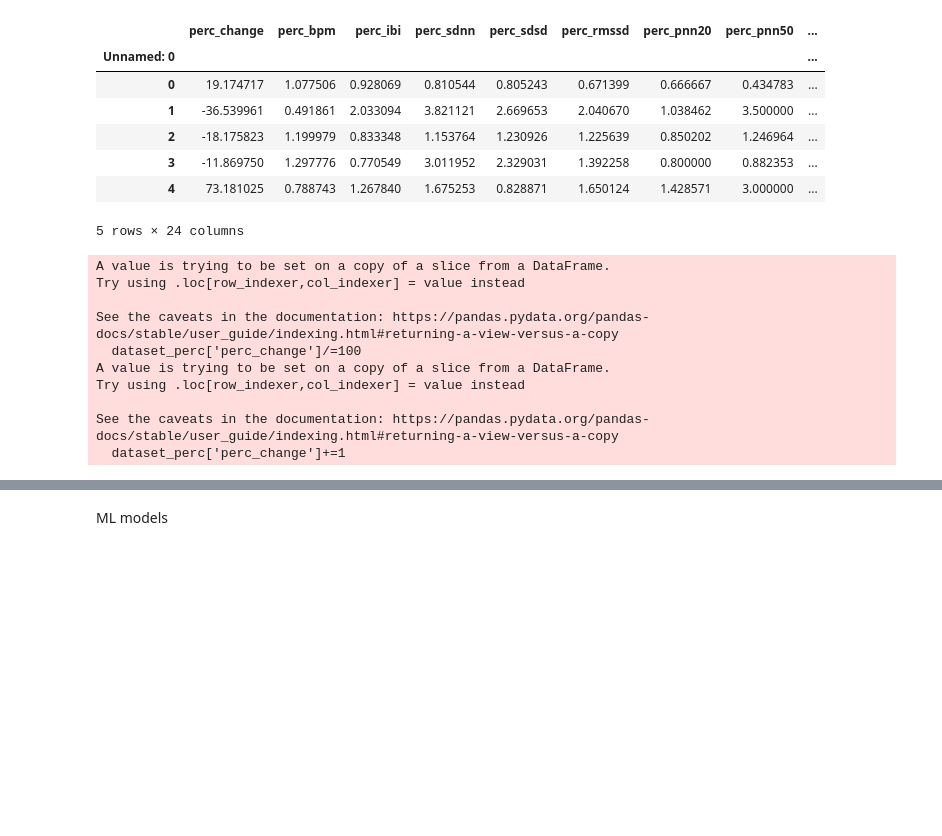
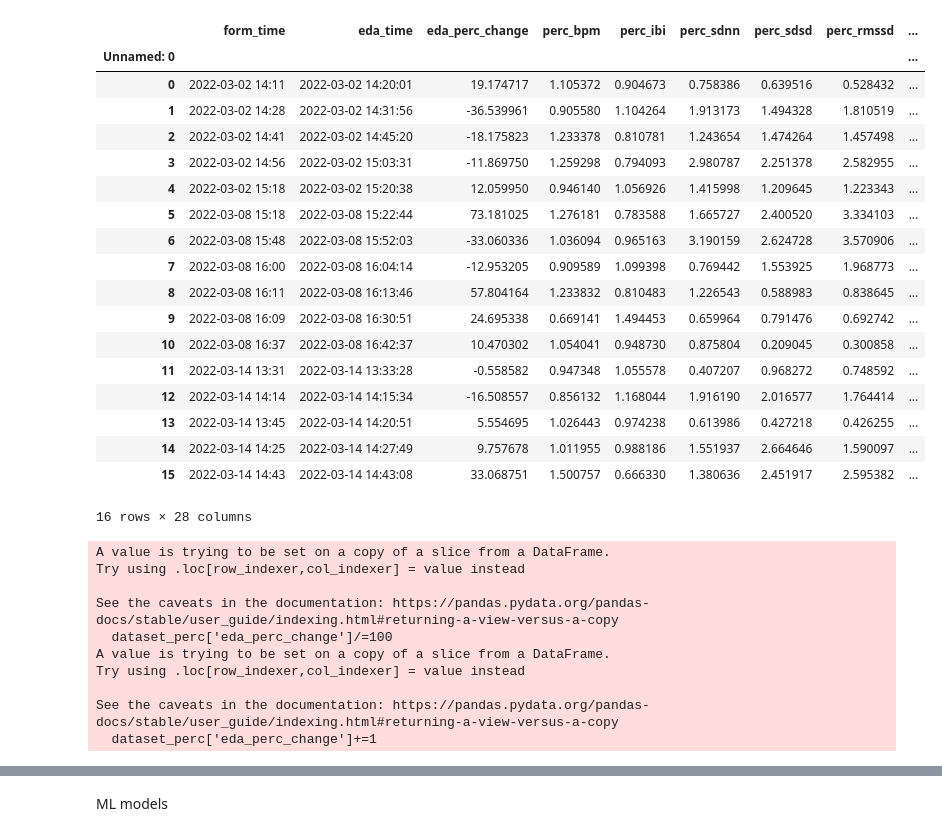
Before and after one commit to robfletch7/HRI, a Jupyter notebook: plot_data.ipynb, the cells around one changed output, grey strips where cells are left out. Cells and saved outputs as stored; diff of their text form; code cells hidden in the pictures; blank space fills up the shorter version.

```diff
--- a/plot_data.ipynb
+++ b/plot_data.ipynb
@@ -11,11 +11,8 @@ from sklearn.feature_selection import RFECV
 from sklearn.model_selection import cross_val_score
 from sklearn.model_selection import StratifiedKFold
 # %%
-dataset = pd.read_csv('final_dataset.csv')
+dataset = pd.read_csv('final_dataset_3.csv')
 dataset = dataset.set_index('Unnamed: 0')
-# %%
-drop_columns = ['eda_time', 'time', 'gender']
-dataset.drop(drop_columns, axis=1, inplace=True)
 # %%
 dataset_perc = dataset[dataset.columns.drop(list(dataset.filter(regex='abs')))]
 
@@ -24,25 +21,36 @@ y_labels = dataset_perc.columns[15:]
 # %%
-dataset_perc.head()
+dataset_perc
 # %% [output]
-|  | perc_change | perc_bpm | perc_ibi | perc_sdnn | perc_sdsd | perc_rmssd | perc_pnn20 | perc_pnn50 | ... |
+|  | form_time | eda_time | eda_perc_change | perc_bpm | perc_ibi | perc_sdnn | perc_sdsd | perc_rmssd | ... |
 | Unnamed: 0 |  |  |  |  |  |  |  |  | ... |
-| 0 | 19.174717 | 1.077506 | 0.928069 | 0.810544 | 0.805243 | 0.671399 | 0.666667 | 0.434783 | ... |
-| 1 | -36.539961 | 0.491861 | 2.033094 | 3.821121 | 2.669653 | 2.040670 | 1.038462 | 3.500000 | ... |
-| 2 | -18.175823 | 1.199979 | 0.833348 | 1.153764 | 1.230926 | 1.225639 | 0.850202 | 1.246964 | ... |
-| 3 | -11.869750 | 1.297776 | 0.770549 | 3.011952 | 2.329031 | 1.392258 | 0.800000 | 0.882353 | ... |
-| 4 | 73.181025 | 0.788743 | 1.267840 | 1.675253 | 0.828871 | 1.650124 | 1.428571 | 3.000000 | ... |
+| 0 | 2022-03-02 14:11 | 2022-03-02 14:20:01 | 19.174717 | 1.105372 | 0.904673 | 0.758386 | 0.639516 | 0.528432 | ... |
+| 1 | 2022-03-02 14:28 | 2022-03-02 14:31:56 | -36.539961 | 0.905580 | 1.104264 | 1.913173 | 1.494328 | 1.810519 | ... |
+| 2 | 2022-03-02 14:41 | 2022-03-02 14:45:20 | -18.175823 | 1.233378 | 0.810781 | 1.243654 | 1.474264 | 1.457498 | ... |
+| 3 | 2022-03-02 14:56 | 2022-03-02 15:03:31 | -11.869750 | 1.259298 | 0.794093 | 2.980787 | 2.251378 | 2.582955 | ... |
+| 4 | 2022-03-02 15:18 | 2022-03-02 15:20:38 | 12.059950 | 0.946140 | 1.056926 | 1.415998 | 1.209645 | 1.223343 | ... |
+| 5 | 2022-03-08 15:18 | 2022-03-08 15:22:44 | 73.181025 | 1.276181 | 0.783588 | 1.665727 | 2.400520 | 3.334103 | ... |
+| 6 | 2022-03-08 15:48 | 2022-03-08 15:52:03 | -33.060336 | 1.036094 | 0.965163 | 3.190159 | 2.624728 | 3.570906 | ... |
+| 7 | 2022-03-08 16:00 | 2022-03-08 16:04:14 | -12.953205 | 0.909589 | 1.099398 | 0.769442 | 1.553925 | 1.968773 | ... |
+| 8 | 2022-03-08 16:11 | 2022-03-08 16:13:46 | 57.804164 | 1.233832 | 0.810483 | 1.226543 | 0.588983 | 0.838645 | ... |
+| 9 | 2022-03-08 16:09 | 2022-03-08 16:30:51 | 24.695338 | 0.669141 | 1.494453 | 0.659964 | 0.791476 | 0.692742 | ... |
+| 10 | 2022-03-08 16:37 | 2022-03-08 16:42:37 | 10.470302 | 1.054041 | 0.948730 | 0.875804 | 0.209045 | 0.300858 | ... |
+| 11 | 2022-03-14 13:31 | 2022-03-14 13:33:28 | -0.558582 | 0.947348 | 1.055578 | 0.407207 | 0.968272 | 0.748592 | ... |
+| 12 | 2022-03-14 14:14 | 2022-03-14 14:15:34 | -16.508557 | 0.856132 | 1.168044 | 1.916190 | 2.016577 | 1.764414 | ... |
+| 13 | 2022-03-14 13:45 | 2022-03-14 14:20:51 | 5.554695 | 1.026443 | 0.974238 | 0.613986 | 0.427218 | 0.426255 | ... |
+| 14 | 2022-03-14 14:25 | 2022-03-14 14:27:49 | 9.757678 | 1.011955 | 0.988186 | 1.551937 | 2.664646 | 1.590097 | ... |
+| 15 | 2022-03-14 14:43 | 2022-03-14 14:43:08 | 33.068751 | 1.500757 | 0.666330 | 1.380636 | 2.451917 | 2.595382 | ... |
-5 rows × 24 columns
+16 rows × 28 columns
 # %%
-dataset_perc['perc_change']/=100
-dataset_perc['perc_change']+=1
+dataset_perc['eda_perc_change']/=100
+dataset_perc['eda_perc_change']+=1
 # %% [output]
 A value is trying to be set on a copy of a slice from a DataFrame.
 Try using .loc[row_indexer,col_indexer] = value instead
 
 See the caveats in the documentation: https://pandas.pydata.org/pandas-docs/stable/user_guide/indexing.html#returning-a-view-versus-a-copy
-  dataset_perc['perc_change']/=100
+  dataset_perc['eda_perc_change']/=100
 A value is trying to be set on a copy of a slice from a DataFrame.
 Try using .loc[row_indexer,col_indexer] = value instead
 
 See the caveats in the documentation: https://pandas.pydata.org/pandas-docs/stable/user_guide/indexing.html#returning-a-view-versus-a-copy
-  dataset_perc['perc_change']+=1
+  dataset_perc['eda_perc_change']+=1
```
Also changed, not shown: parts of 5 cells of this notebook, 2 other files.
